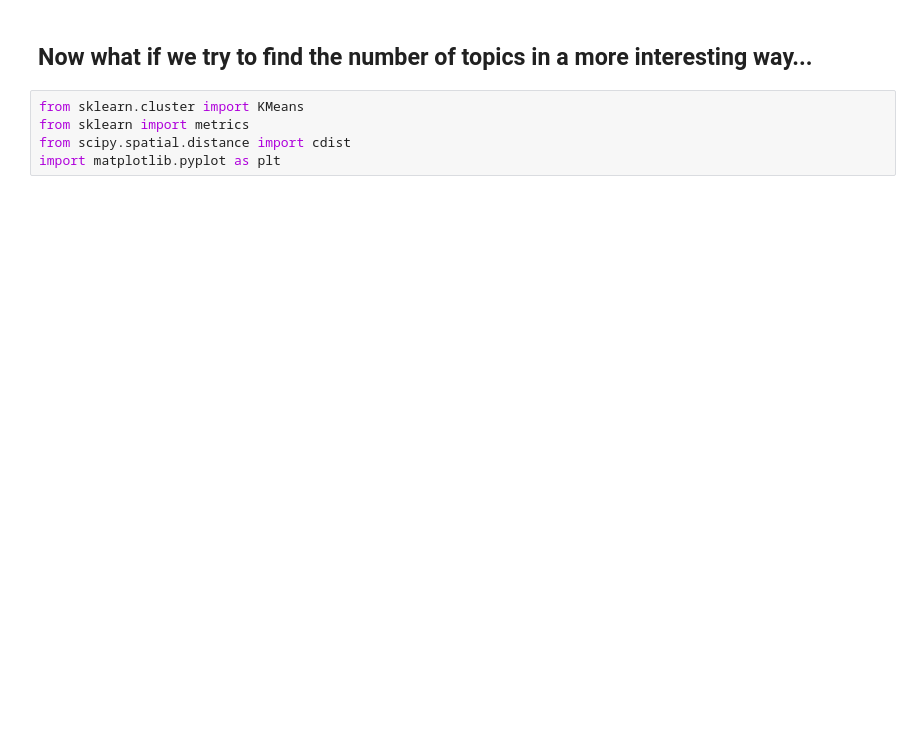
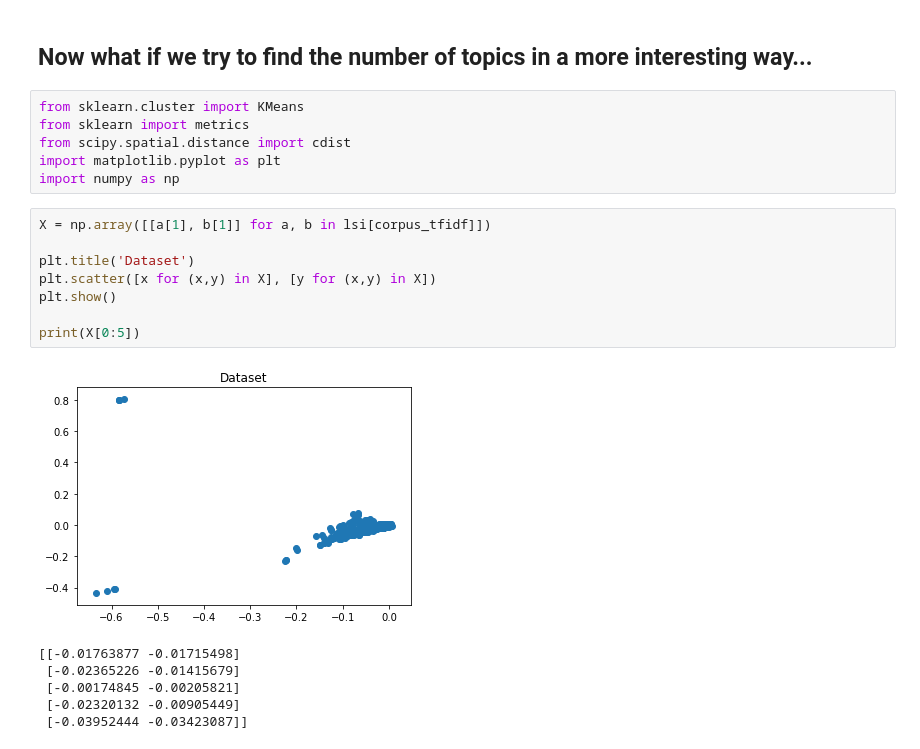
Before and after one commit to purplsquirr3l/randomness, a Jupyter notebook: topic_model.ipynb, the cells around one changed output. Saved outputs shown, nothing was run; the diff lists cells and outputs as text; blank space fills up the shorter version.

```diff
--- a/topic_model.ipynb
+++ b/topic_model.ipynb
@@ -94,6 +94,22 @@ from sklearn.cluster import KMeans
 from sklearn import metrics
 from scipy.spatial.distance import cdist
 import matplotlib.pyplot as plt
+import numpy as np
+# %%
+X = np.array([[a[1], b[1]] for a, b in lsi[corpus_tfidf]])
+
+plt.title('Dataset')
+plt.scatter([x for (x,y) in X], [y for (x,y) in X])
+plt.show()
+
+print(X[0:5])
+# %% [output]
+[figure, added]
+[[-0.01763877 -0.01715498]
+ [-0.02365226 -0.01415679]
+ [-0.00174845 -0.00205821]
+ [-0.02320132 -0.00905449]
+ [-0.03952444 -0.03423087]]
 # %%
 # k means determine k
 distortions = []
```
Also changed, not shown: parts of 8 cells of this notebook, 1 other file.
